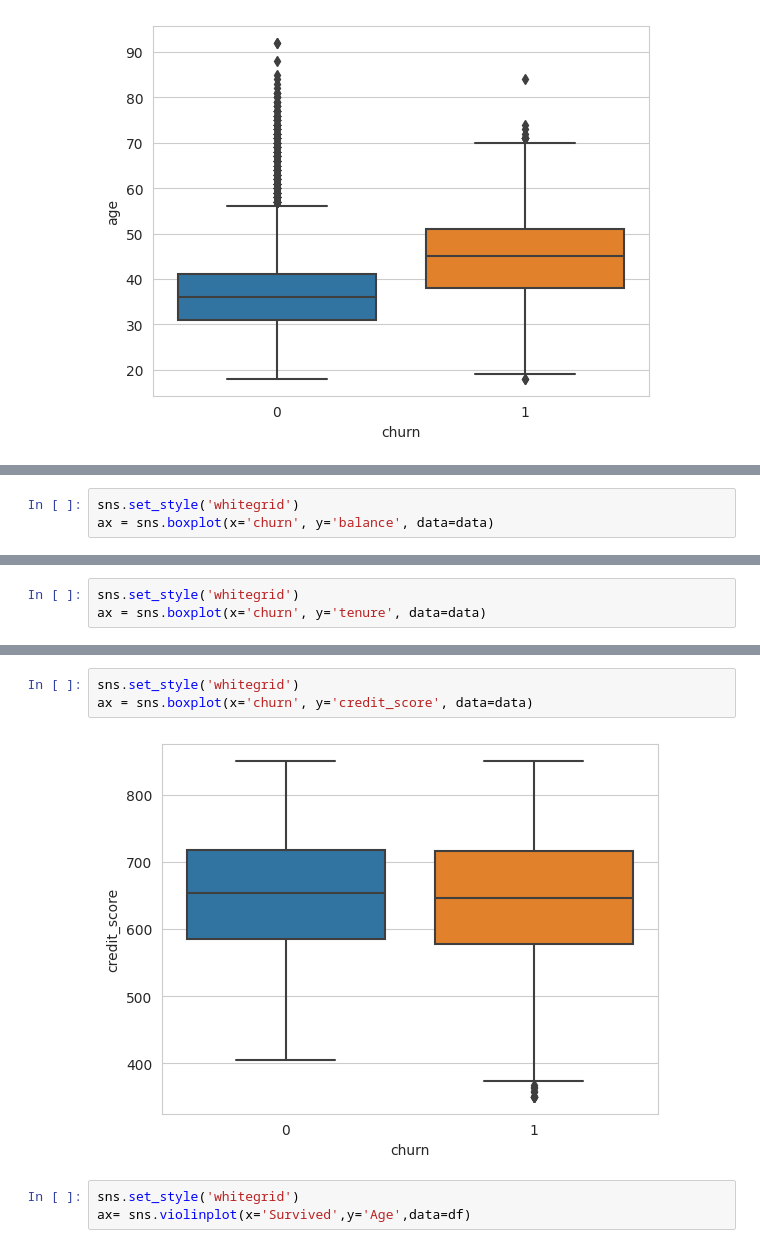
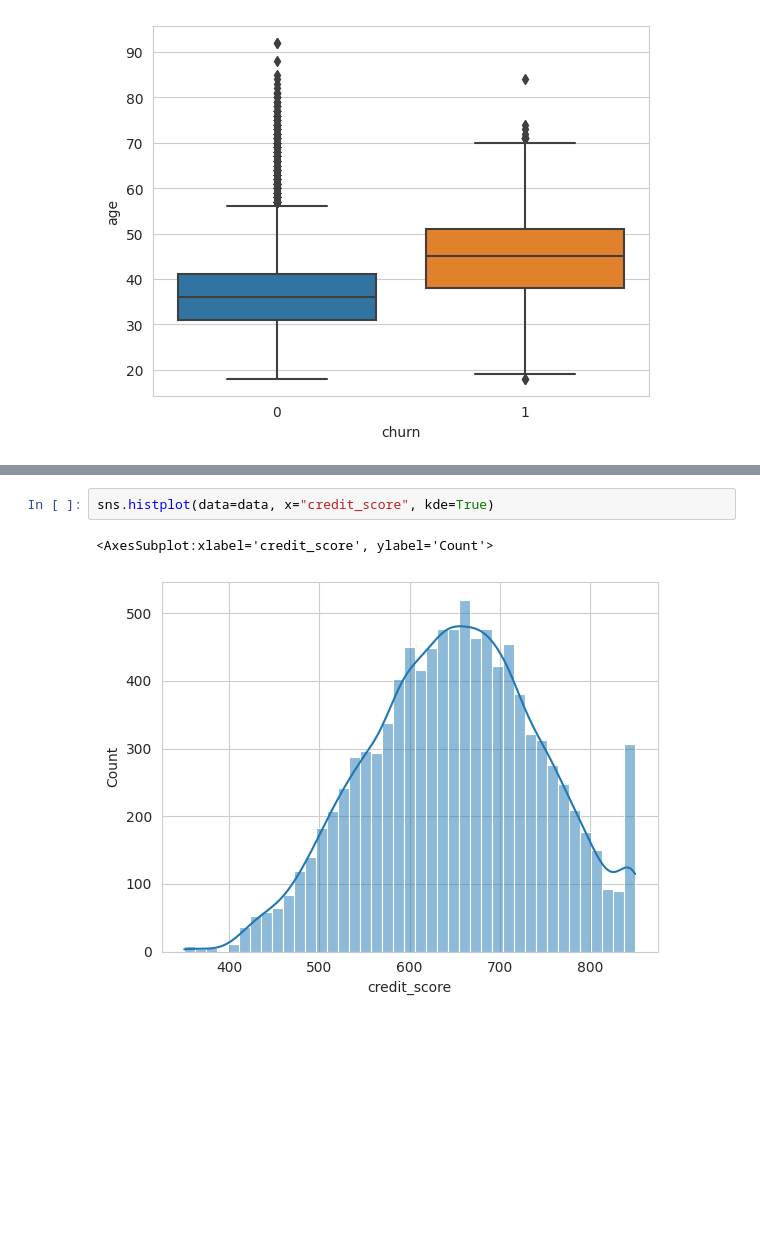
Before and after one commit to mmwitters/CDA_Project, a Jupyter notebook: Final Project.ipynb, the cells around one changed output, grey strips where cells are left out. Saved outputs shown, nothing was run; the diff lists cells and outputs as text; blank space fills up the shorter version.

```diff
--- a/Final Project.ipynb
+++ b/Final Project.ipynb
@@ -82,3 +76,0 @@ ax = sns.boxplot(x='churn', y='estimated_salary', data=data)
-# %%
-sns.set_style('whitegrid')
-ax = sns.boxplot(x='churn', y='balance', data=data)
@@ -87,3 +76,0 @@ ax = sns.boxplot(x='churn', y='balance', data=data)
-# %%
-sns.set_style('whitegrid')
-ax = sns.boxplot(x='churn', y='tenure', data=data)
@@ -92,8 +77,5 @@ ax = sns.boxplot(x='churn', y='tenure', data=data)
-# %%
-sns.set_style('whitegrid')
-ax = sns.boxplot(x='churn', y='credit_score', data=data)
-# %% [output]
-[figure, removed]
-# %%
-sns.set_style('whitegrid')
-ax= sns.violinplot(x='Survived',y='Age',data=df)
+# %%
+sns.histplot(data=data, x="credit_score", kde=True)
+# %% [output]
+<AxesSubplot:xlabel='credit_score', ylabel='Count'>
+[figure, added]
```
Also changed, not shown: parts of 7 cells of this notebook.
